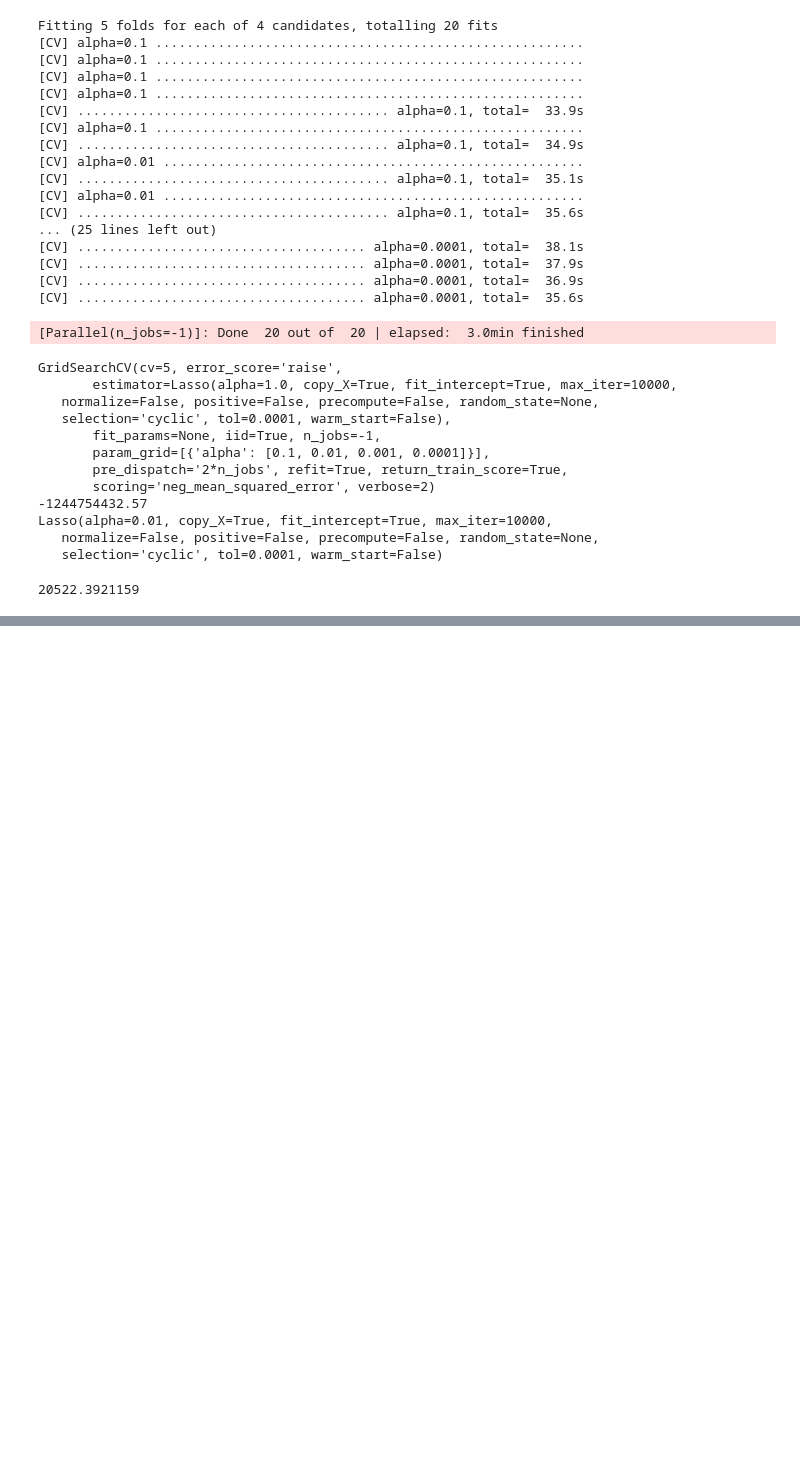
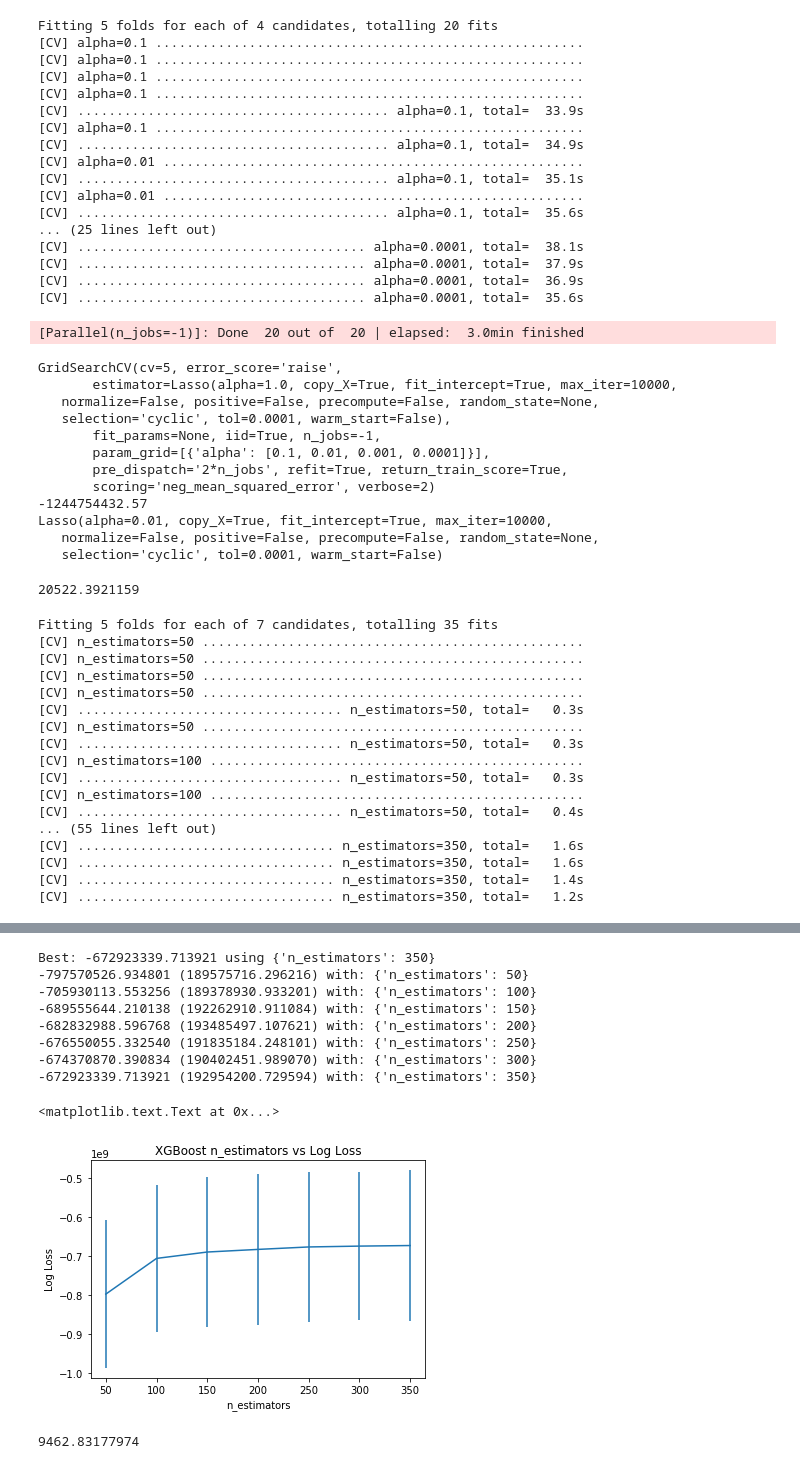
Before and after one commit to yaskyj/housing-price-regression, a Jupyter notebook: Housing Price Regression.ipynb, the cells around one changed output, grey strips where cells are left out. Cells and saved outputs as stored; diff of their text form; code cells hidden in the pictures; blank space fills up the shorter version.

```diff
--- a/Housing Price Regression.ipynb
+++ b/Housing Price Regression.ipynb
@@ -203,0 +207,39 @@ submission.to_csv('submission_lasso.csv', index=False)
+# %%
+from sklearn.model_selection import GridSearchCV
+boost = xgb.XGBRegressor()
+
+n_estimators = range(50, 400, 50)
+tuned_parameters = dict(n_estimators=n_estimators)
+grid = GridSearchCV(boost, tuned_parameters, cv=5, scoring='neg_mean_squared_error', n_jobs=-1, verbose=2)
+grid.fit(data_matrix, train['SalePrice'])
+
+# summarize results
+print("Best: %f using %s" % (grid.best_score_, grid.best_params_))
+means = grid.cv_results_['mean_test_score']
+stds = grid.cv_results_['std_test_score']
+params = grid.cv_results_['params']
+for mean, stdev, param in zip(means, stds, params):
+  print("%f (%f) with: %r" % (mean, stdev, param))
+# plot
+plt.errorbar(n_estimators, means, yerr=stds)
+plt.title("XGBoost n_estimators vs Log Loss")
+plt.xlabel('n_estimators')
+plt.ylabel('Log Loss')
+# %% [output]
+Fitting 5 folds for each of 7 candidates, totalling 35 fits
+[CV] n_estimators=50 .................................................
+[CV] n_estimators=50 .................................................
+[CV] n_estimators=50 .................................................
+[CV] n_estimators=50 .................................................
+[CV] .................................. n_estimators=50, total=   0.3s
+[CV] n_estimators=50 .................................................
+[CV] .................................. n_estimators=50, total=   0.3s
+[CV] n_estimators=100 ................................................
+[CV] .................................. n_estimators=50, total=   0.3s
+[CV] n_estimators=100 ................................................
+[CV] .................................. n_estimators=50, total=   0.4s
+... (55 lines left out)
+[CV] ................................. n_estimators=350, total=   1.6s
+[CV] ................................. n_estimators=350, total=   1.6s
+[CV] ................................. n_estimators=350, total=   1.4s
+[CV] ................................. n_estimators=350, total=   1.2s
@@ -203,0 +247,10 @@ submission.to_csv('submission_lasso.csv', index=False)
+Best: -672923339.713921 using {'n_estimators': 350}
+-797570526.934801 (189575716.296216) with: {'n_estimators': 50}
+-705930113.553256 (189378930.933201) with: {'n_estimators': 100}
+-689555644.210138 (192262910.911084) with: {'n_estimators': 150}
+-682832988.596768 (193485497.107621) with: {'n_estimators': 200}
+-676550055.332540 (191835184.248101) with: {'n_estimators': 250}
+-674370870.390834 (190402451.989070) with: {'n_estimators': 300}
+-672923339.713921 (192954200.729594) with: {'n_estimators': 350}
+<matplotlib.text.Text at 0x...>
+[figure, added]
@@ -203,0 +262,5 @@ submission.to_csv('submission_lasso.csv', index=False)
+# %%
+from sklearn.metrics import mean_squared_error
+print mean_squared_error(train['SalePrice'], train_preds)**0.5
+# %% [output]
+9462.83177974
```
Also changed, not shown: parts of 11 cells of this notebook.
